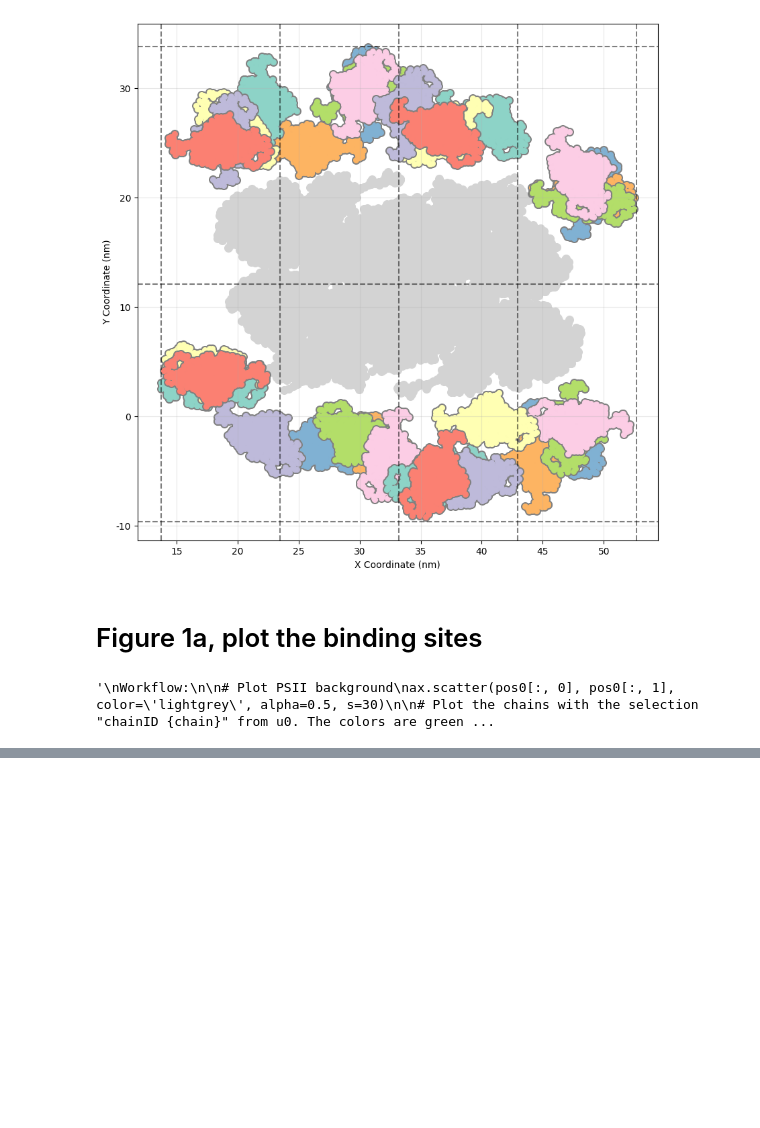
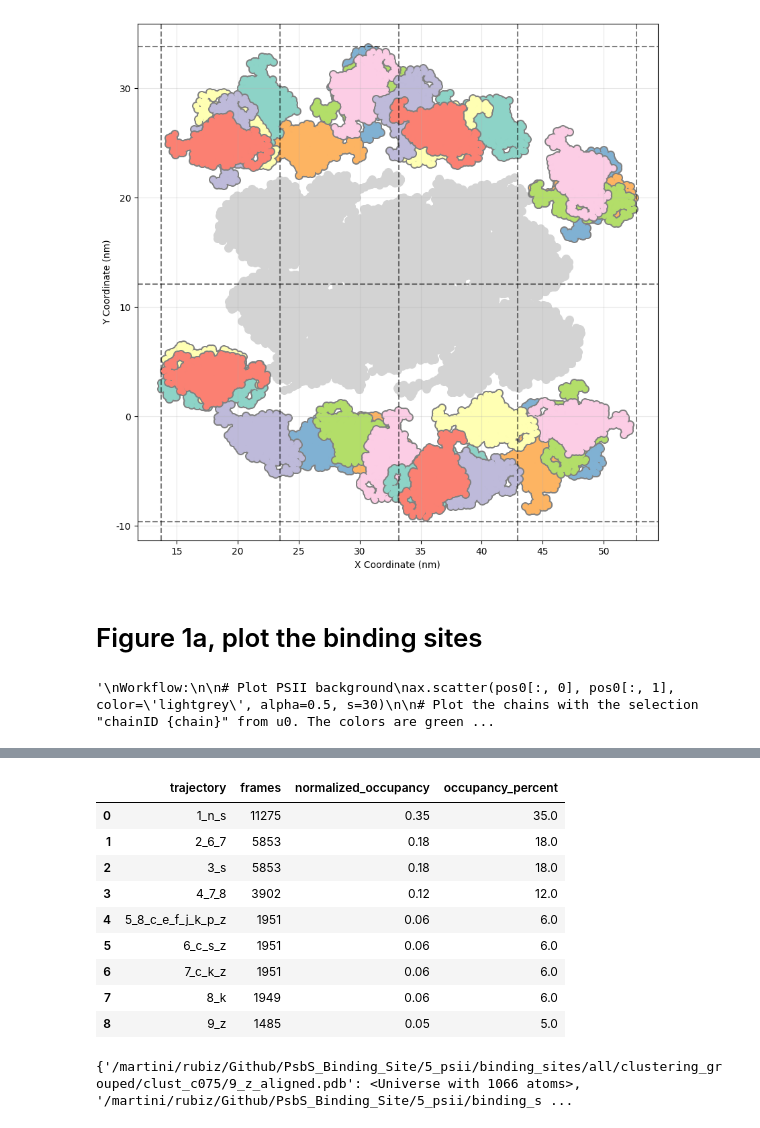
Before and after one commit to rubizarmiento/PsbS_Binding_Site, a Jupyter notebook: 5_psii/generate_inital_configurations.ipynb, the cells around one changed output, grey strips where cells are left out. Cells and saved outputs as stored; diff of their text form; code cells hidden in the pictures; blank space fills up the shorter version.

```diff
--- a/5_psii/generate_inital_configurations.ipynb
+++ b/5_psii/generate_inital_configurations.ipynb
@@ -721,0 +767,29 @@ for idx, chain in enumerate(chains_plot):
+# %%
+csv="/martini/rubiz/Github/PsbS_Binding_Site/5_psii/binding_sites/all/occupancy.csv"
+df = pd.read_csv(csv)
+display(df)
+# %% [output]
+|  | trajectory | frames | normalized_occupancy | occupancy_percent |
+| 0 | 1_n_s | 11275 | 0.35 | 35.0 |
+| 1 | 2_6_7 | 5853 | 0.18 | 18.0 |
+| 2 | 3_s | 5853 | 0.18 | 18.0 |
+| 3 | 4_7_8 | 3902 | 0.12 | 12.0 |
+| 4 | 5_8_c_e_f_j_k_p_z | 1951 | 0.06 | 6.0 |
+| 5 | 6_c_s_z | 1951 | 0.06 | 6.0 |
+| 6 | 7_c_k_z | 1951 | 0.06 | 6.0 |
+| 7 | 8_k | 1949 | 0.06 | 6.0 |
+| 8 | 9_z | 1485 | 0.05 | 5.0 |
+# %%
+# Sort the chain_dict by the index in the dataframe in reverse order
+sorted_chain_dict = {}
+for index, row in df.iloc[::-1].iterrows():
+    trajectory = row['trajectory']
+    for key in chain_dict:
+        basename = os.path.basename(key).replace('_aligned.pdb', '')
+        if basename == trajectory:
+            sorted_chain_dict[key] = chain_dict[key]
+            break
+
+print(sorted_chain_dict)
+# %% [output]
+{'/martini/rubiz/Github/PsbS_Binding_Site/5_psii/binding_sites/all/clustering_grouped/clust_c075/9_z_aligned.pdb': <Universe with 1066 atoms>, '/martini/rubiz/Github/PsbS_Binding_Site/5_psii/binding_s ...
```
Also changed, not shown: parts of 5 cells of this notebook, 5 other files.
